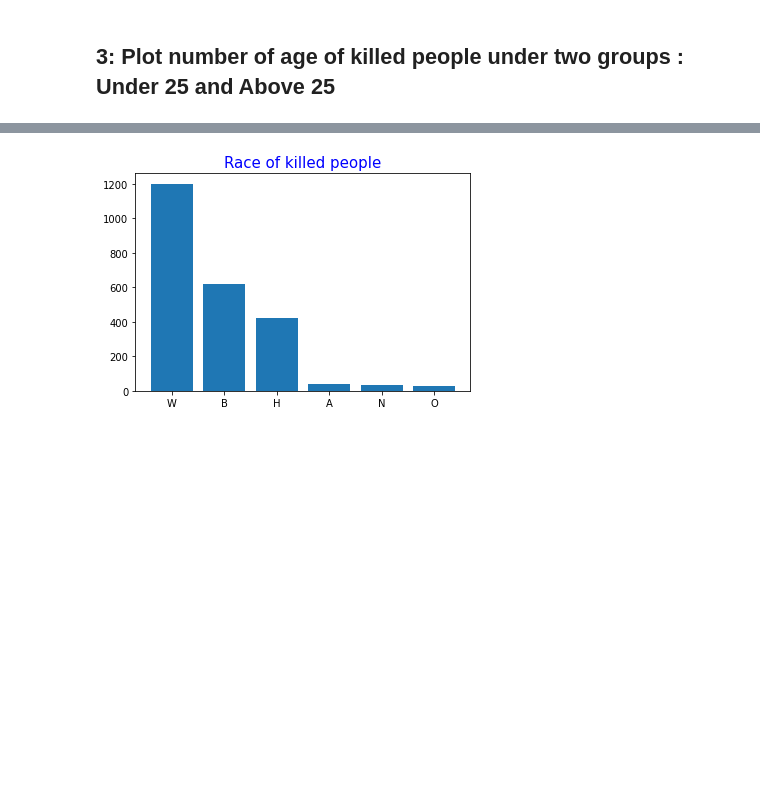
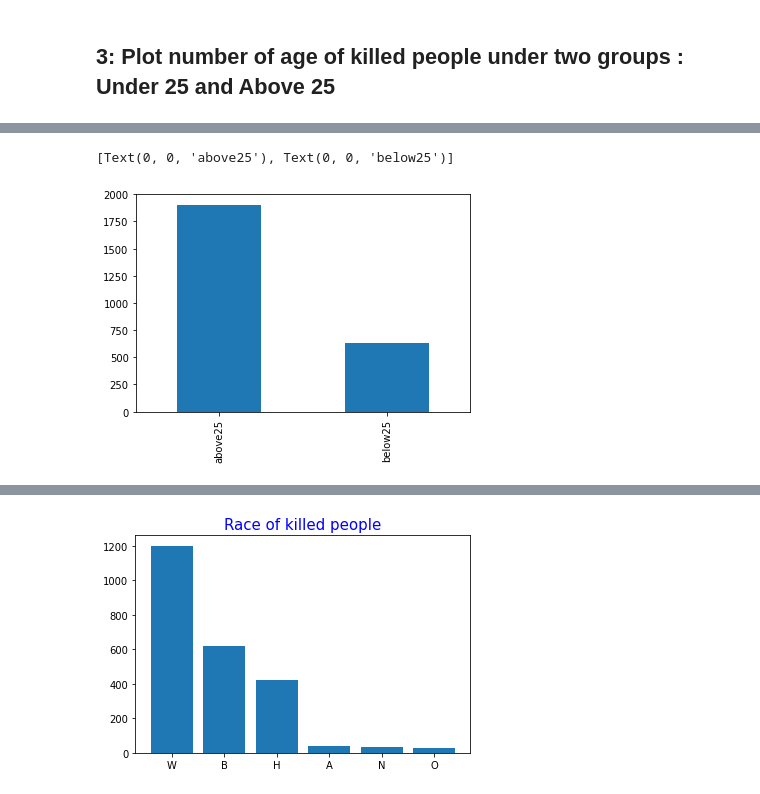
Before and after one commit to mehmetsar/DA_assignments, a Jupyter notebook: Assignment_1_student_ipynb_adlı_not_defterinin_kopyası.ipynb, the cells around one changed output, grey strips where cells are left out. Cells and saved outputs as stored; diff of their text form; code cells hidden in the pictures; blank space fills up the shorter version.

```diff
--- a/Assignment_1_student_ipynb_adlı_not_defterinin_kopyası.ipynb
+++ b/Assignment_1_student_ipynb_adlı_not_defterinin_kopyası.ipynb
@@ -139,6 +143,11 @@ common_wep2
 [figure]
 # %% [markdown]
 ## 3: Plot number of age of killed people under two groups : Under 25 and Above 25
+# %%
+df2  = df
+df2["under25"] = df["age"]<25
+df2.under25
+df2["above25"] = df["age"]>25
 # %%
 # %% [output]
 |  | id | name | date | manner_of_death | armed | age | gender | race | city | state | ... |
@@ -158 +169,7 @@ common_wep2
+# %%
+bar4 = df2.above25.value_counts().plot(kind = "bar")
+bar4.set_xticklabels(["above25","below25"])
+# %% [output]
+[Text(0, 0, 'above25'), Text(0, 0, 'below25')]
+[figure, added]
 # %%
```
Also changed, not shown: parts of 31 cells of this notebook.
